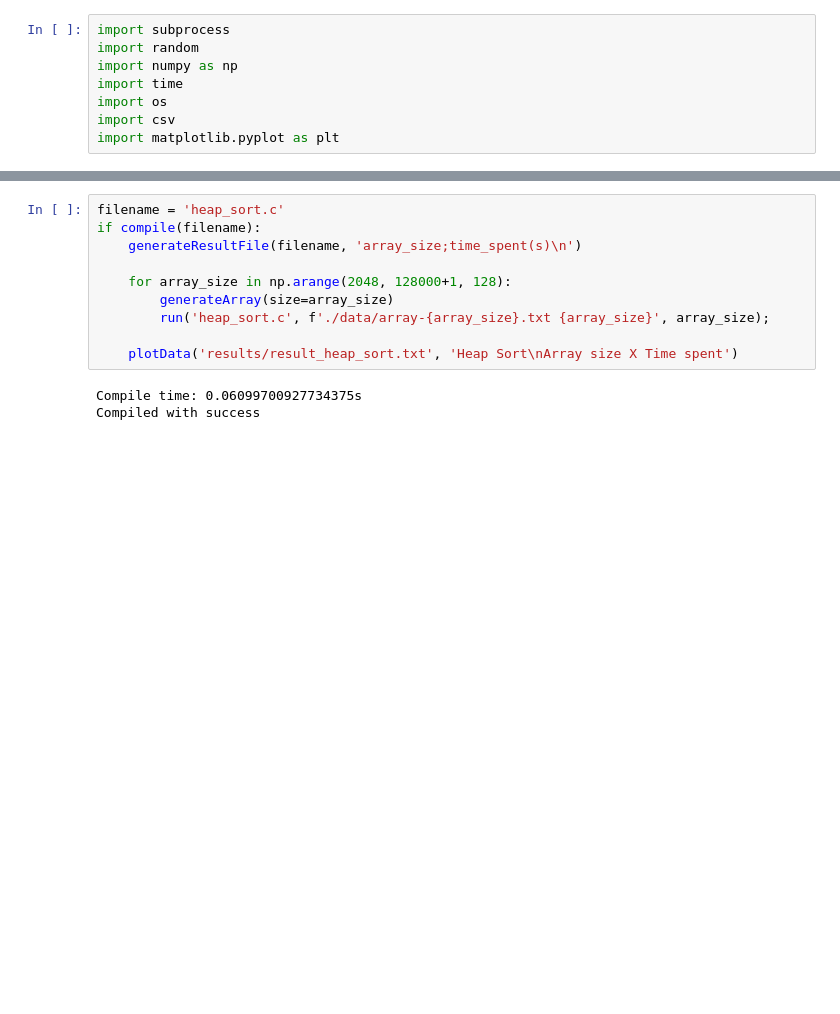
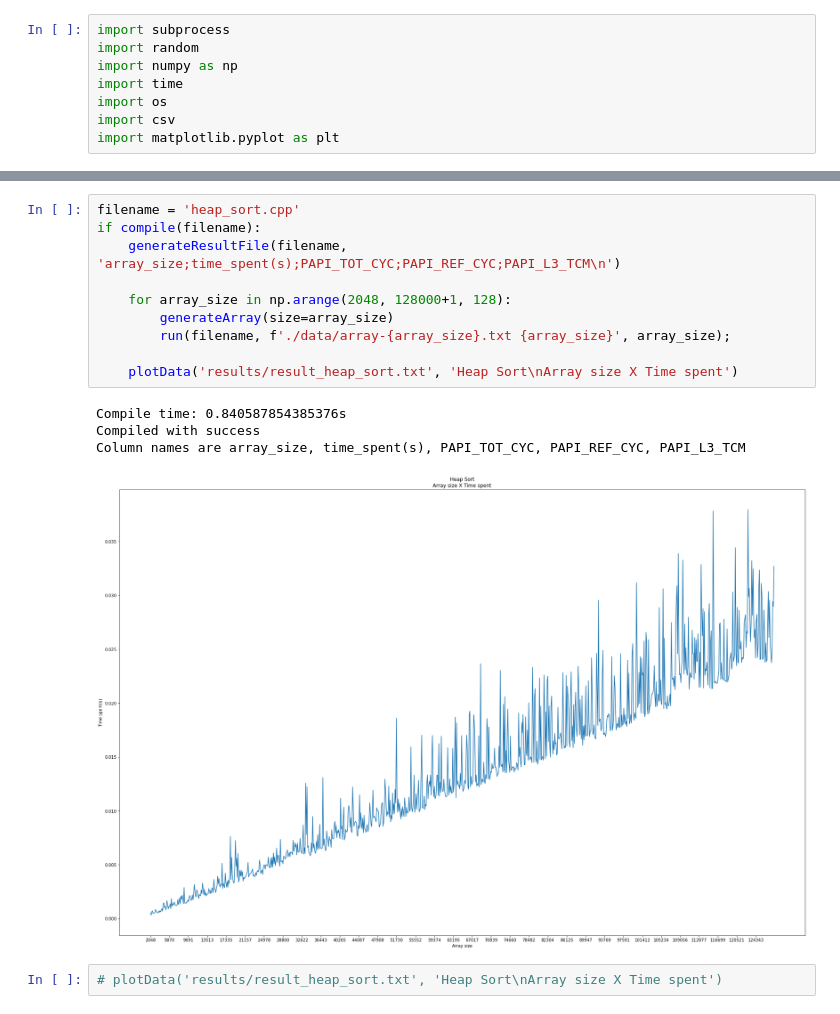
Before and after one commit to FerroEduardo/algorithms-comparison, a Jupyter notebook: program.ipynb, the cells around one changed output, grey strips where cells are left out. Saved outputs shown, nothing was run; the diff lists cells and outputs as text; blank space fills up the shorter version.

```diff
--- a/program.ipynb
+++ b/program.ipynb
@@ -94,13 +104,17 @@ Column names are array_size, time_spent(s)
 # %%
-filename = 'heap_sort.c'
+filename = 'heap_sort.cpp'
 if compile(filename):
-    generateResultFile(filename, 'array_size;time_spent(s)\n')
+    generateResultFile(filename, 'array_size;time_spent(s);PAPI_TOT_CYC;PAPI_REF_CYC;PAPI_L3_TCM\n')
 
     for array_size in np.arange(2048, 128000+1, 128):
         generateArray(size=array_size)
-        run('heap_sort.c', f'./data/array-{array_size}.txt {array_size}', array_size);
+        run(filename, f'./data/array-{array_size}.txt {array_size}', array_size);
 
     plotData('results/result_heap_sort.txt', 'Heap Sort\nArray size X Time spent')
 # %% [output]
-Compile time: 0.06099700927734375s
+Compile time: 0.840587854385376s
 Compiled with success
+Column names are array_size, time_spent(s), PAPI_TOT_CYC, PAPI_REF_CYC, PAPI_L3_TCM
+[figure, added]
+# %%
+# plotData('results/result_heap_sort.txt', 'Heap Sort\nArray size X Time spent')
```
Also changed, not shown: parts of 3 cells of this notebook, 2 other files.
